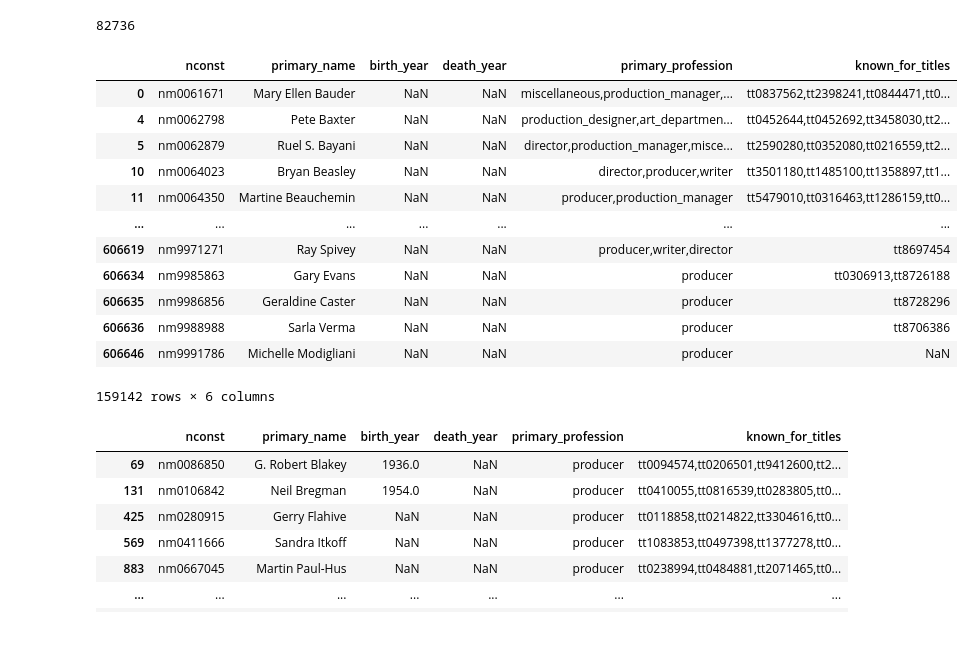
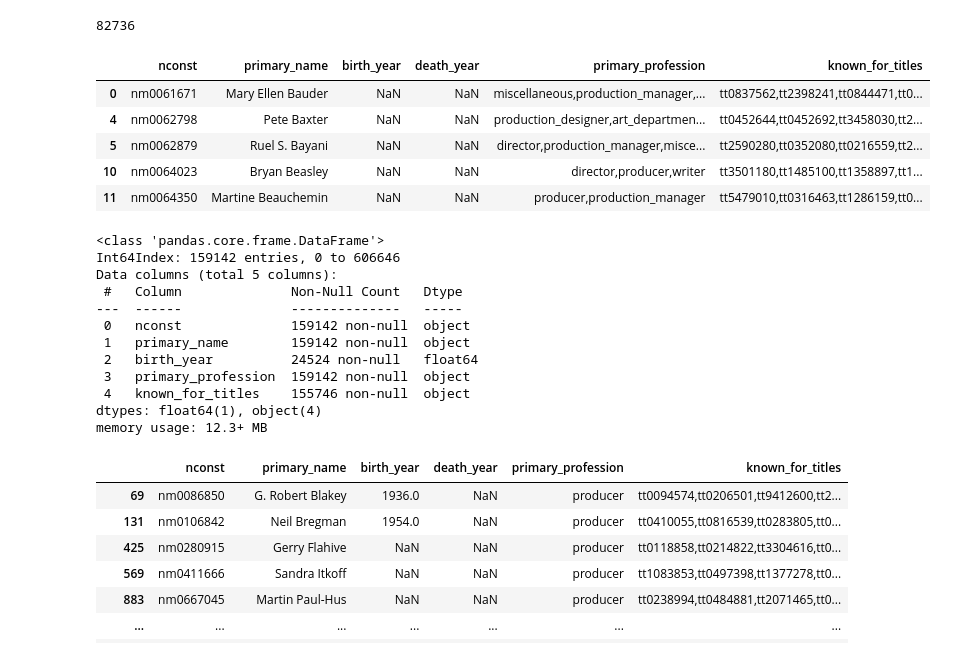
Before and after one commit to samtuleen/Phase1-Microsoft-Movie-Analysis-Project, a Jupyter notebook: dsc-phase1-project-template-Copy1.ipynb, the cells around one changed output. Saved outputs shown, nothing was run; the diff lists cells and outputs as text; code cells hidden in the pictures.

```diff
--- a/dsc-phase1-project-template-Copy1.ipynb
+++ b/dsc-phase1-project-template-Copy1.ipynb
@@ -175,20 +174,29 @@ len(newnb)
 # %% [output]
 82736
 # %%
-#Filtered out the production team after converting the column to a string by slicing the strings based on what it contains.
+#Filtered out the production team after converting the column to a string by slicing the strings based on profession.
+#Here it is 'produc' to include 'producer', 'production_manager', 'production_designer'
 production_team = imdb_nb[imdb_nb['primary_profession'].str.contains('produc')]
-production_team
+production_team.head()
 # %% [output]
 |  | nconst | primary_name | birth_year | death_year | primary_profession | known_for_titles |
 | 0 | nm0061671 | Mary Ellen Bauder | NaN | NaN | miscellaneous,production_manager,... | tt0837562,tt2398241,tt0844471,tt0... |
 | 4 | nm0062798 | Pete Baxter | NaN | NaN | production_designer,art_departmen... | tt0452644,tt0452692,tt3458030,tt2... |
 | 5 | nm0062879 | Ruel S. Bayani | NaN | NaN | director,production_manager,misce... | tt2590280,tt0352080,tt0216559,tt2... |
 | 10 | nm0064023 | Bryan Beasley | NaN | NaN | director,producer,writer | tt3501180,tt1485100,tt1358897,tt1... |
 | 11 | nm0064350 | Martine Beauchemin | NaN | NaN | producer,production_manager | tt5479010,tt0316463,tt1286159,tt0... |
-| ... | ... | ... | ... | ... | ... | ... |
-| 606619 | nm9971271 | Ray Spivey | NaN | NaN | producer,writer,director | tt8697454 |
-| 606634 | nm9985863 | Gary Evans | NaN | NaN | producer | tt0306913,tt8726188 |
-| 606635 | nm9986856 | Geraldine Caster | NaN | NaN | producer | tt8728296 |
-| 606636 | nm9988988 | Sarla Verma | NaN | NaN | producer | tt8706386 |
-| 606646 | nm9991786 | Michelle Modigliani | NaN | NaN | producer | NaN |
-159142 rows × 6 columns
+# %%
+production_team.info()
+# %% [output]
+<class 'pandas.core.frame.DataFrame'>
+Int64Index: 159142 entries, 0 to 606646
+Data columns (total 5 columns):
+ #   Column              Non-Null Count   Dtype
+---  ------              --------------   -----
+ 0   nconst              159142 non-null  object
+ 1   primary_name        159142 non-null  object
+ 2   birth_year          24524 non-null   float64
+ 3   primary_profession  159142 non-null  object
+ 4   known_for_titles    155746 non-null  object
+dtypes: float64(1), object(4)
+memory usage: 12.3+ MB
```
Also changed, not shown: parts of 5 cells of this notebook.
